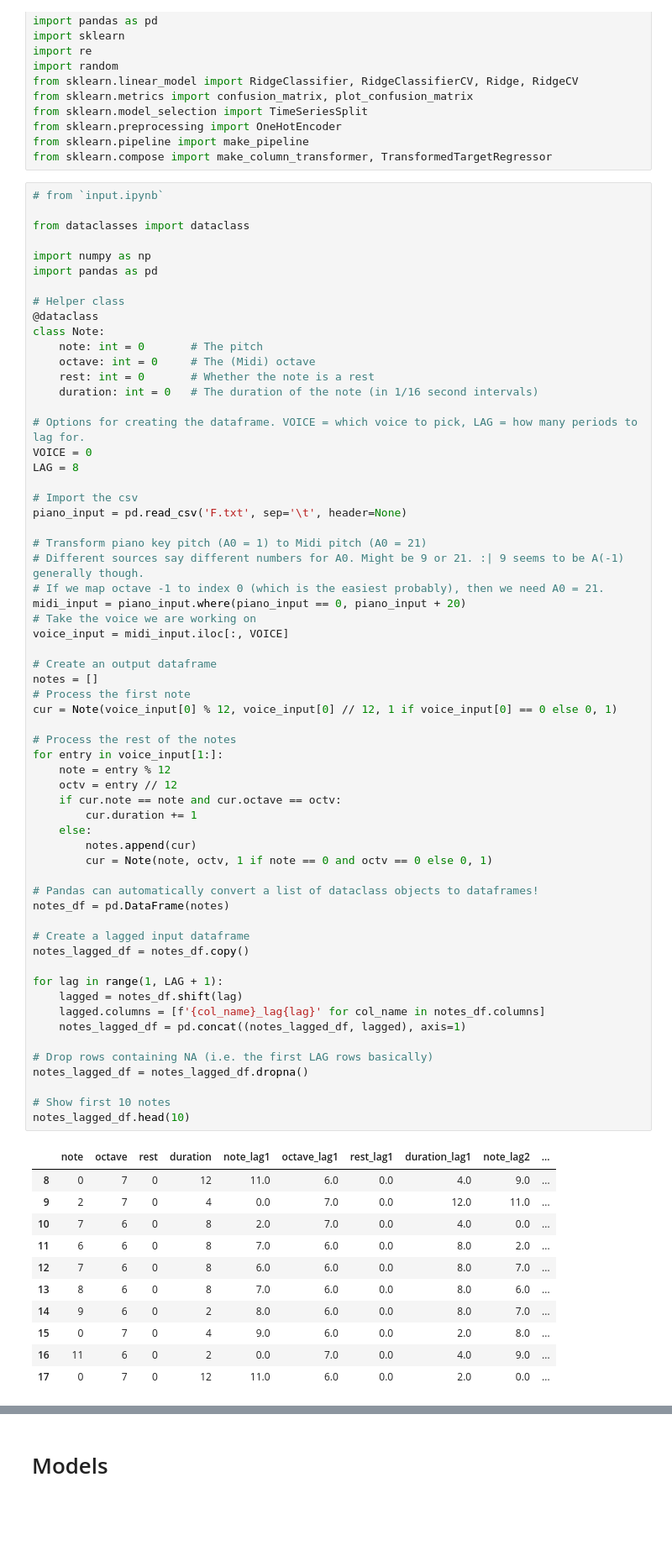
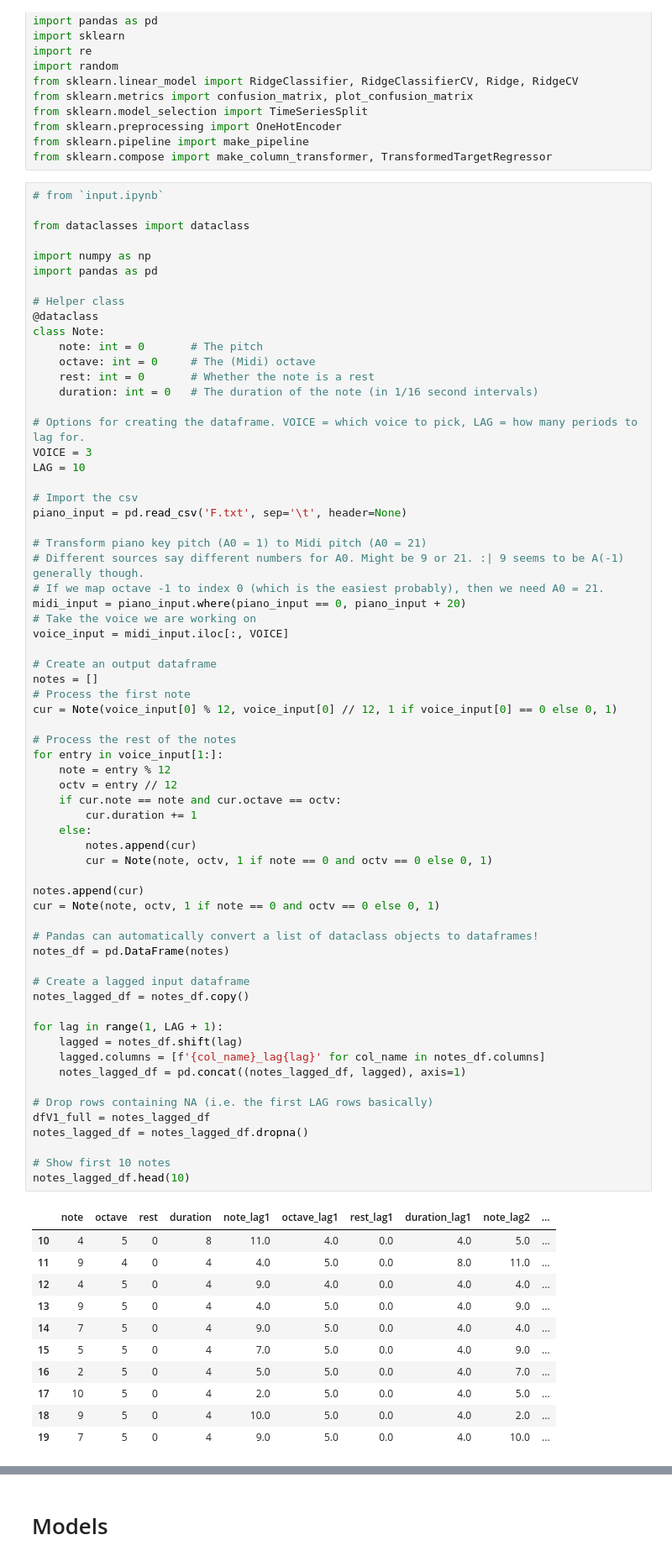
Before and after one commit to Sciurus365/MLProject2021, a Jupyter notebook: MultiStep2.ipynb, the cells around one changed output, grey strips where cells are left out. Shown at 84% size. Drawn from its saved outputs; the diff is of its cells as text; blank space fills up the shorter version.

```diff
--- a/MultiStep2.ipynb
+++ b/MultiStep2.ipynb
@@ -31,8 +31,8 @@ class Note:
     duration: int = 0   # The duration of the note (in 1/16 second intervals)
 
 # Options for creating the dataframe. VOICE = which voice to pick, LAG = how many periods to lag for.
-VOICE = 0
-LAG = 8
+VOICE = 3
+LAG = 10
 
 # Import the csv
 piano_input = pd.read_csv('F.txt', sep='\t', header=None)
@@ -50,40 +50,44 @@ notes = []
 cur = Note(voice_input[0] % 12, voice_input[0] // 12, 1 if voice_input[0] == 0 else 0, 1)
 
 # Process the rest of the notes
 for entry in voice_input[1:]:
     note = entry % 12
     octv = entry // 12
     if cur.note == note and cur.octave == octv:
         cur.duration += 1
     else:
         notes.append(cur)
         cur = Note(note, octv, 1 if note == 0 and octv == 0 else 0, 1)
 
+notes.append(cur)
+cur = Note(note, octv, 1 if note == 0 and octv == 0 else 0, 1)
+
 # Pandas can automatically convert a list of dataclass objects to dataframes!
 notes_df = pd.DataFrame(notes)
 
 # Create a lagged input dataframe
 notes_lagged_df = notes_df.copy()
 
 for lag in range(1, LAG + 1):
     lagged = notes_df.shift(lag)
     lagged.columns = [f'{col_name}_lag{lag}' for col_name in notes_df.columns]
     notes_lagged_df = pd.concat((notes_lagged_df, lagged), axis=1)
 
 # Drop rows containing NA (i.e. the first LAG rows basically)
+dfV1_full = notes_lagged_df
 notes_lagged_df = notes_lagged_df.dropna()
 
 # Show first 10 notes
 notes_lagged_df.head(10)
 # %% [output]
 |  | note | octave | rest | duration | note_lag1 | octave_lag1 | rest_lag1 | duration_lag1 | note_lag2 | ... |
-| 8 | 0 | 7 | 0 | 12 | 11.0 | 6.0 | 0.0 | 4.0 | 9.0 | ... |
-| 9 | 2 | 7 | 0 | 4 | 0.0 | 7.0 | 0.0 | 12.0 | 11.0 | ... |
-| 10 | 7 | 6 | 0 | 8 | 2.0 | 7.0 | 0.0 | 4.0 | 0.0 | ... |
-| 11 | 6 | 6 | 0 | 8 | 7.0 | 6.0 | 0.0 | 8.0 | 2.0 | ... |
-| 12 | 7 | 6 | 0 | 8 | 6.0 | 6.0 | 0.0 | 8.0 | 7.0 | ... |
-| 13 | 8 | 6 | 0 | 8 | 7.0 | 6.0 | 0.0 | 8.0 | 6.0 | ... |
-| 14 | 9 | 6 | 0 | 2 | 8.0 | 6.0 | 0.0 | 8.0 | 7.0 | ... |
-| 15 | 0 | 7 | 0 | 4 | 9.0 | 6.0 | 0.0 | 2.0 | 8.0 | ... |
-| 16 | 11 | 6 | 0 | 2 | 0.0 | 7.0 | 0.0 | 4.0 | 9.0 | ... |
-| 17 | 0 | 7 | 0 | 12 | 11.0 | 6.0 | 0.0 | 2.0 | 0.0 | ... |
+| 10 | 4 | 5 | 0 | 8 | 11.0 | 4.0 | 0.0 | 4.0 | 5.0 | ... |
+| 11 | 9 | 4 | 0 | 4 | 4.0 | 5.0 | 0.0 | 8.0 | 11.0 | ... |
+| 12 | 4 | 5 | 0 | 4 | 9.0 | 4.0 | 0.0 | 4.0 | 4.0 | ... |
+| 13 | 9 | 5 | 0 | 4 | 4.0 | 5.0 | 0.0 | 4.0 | 9.0 | ... |
+| 14 | 7 | 5 | 0 | 4 | 9.0 | 5.0 | 0.0 | 4.0 | 4.0 | ... |
+| 15 | 5 | 5 | 0 | 4 | 7.0 | 5.0 | 0.0 | 4.0 | 9.0 | ... |
+| 16 | 2 | 5 | 0 | 4 | 5.0 | 5.0 | 0.0 | 4.0 | 7.0 | ... |
+| 17 | 10 | 5 | 0 | 4 | 2.0 | 5.0 | 0.0 | 4.0 | 5.0 | ... |
+| 18 | 9 | 5 | 0 | 4 | 10.0 | 5.0 | 0.0 | 4.0 | 2.0 | ... |
+| 19 | 7 | 5 | 0 | 4 | 9.0 | 5.0 | 0.0 | 4.0 | 10.0 | ... |
```
Also changed, not shown: parts of 20 cells of this notebook, 3 other files.
